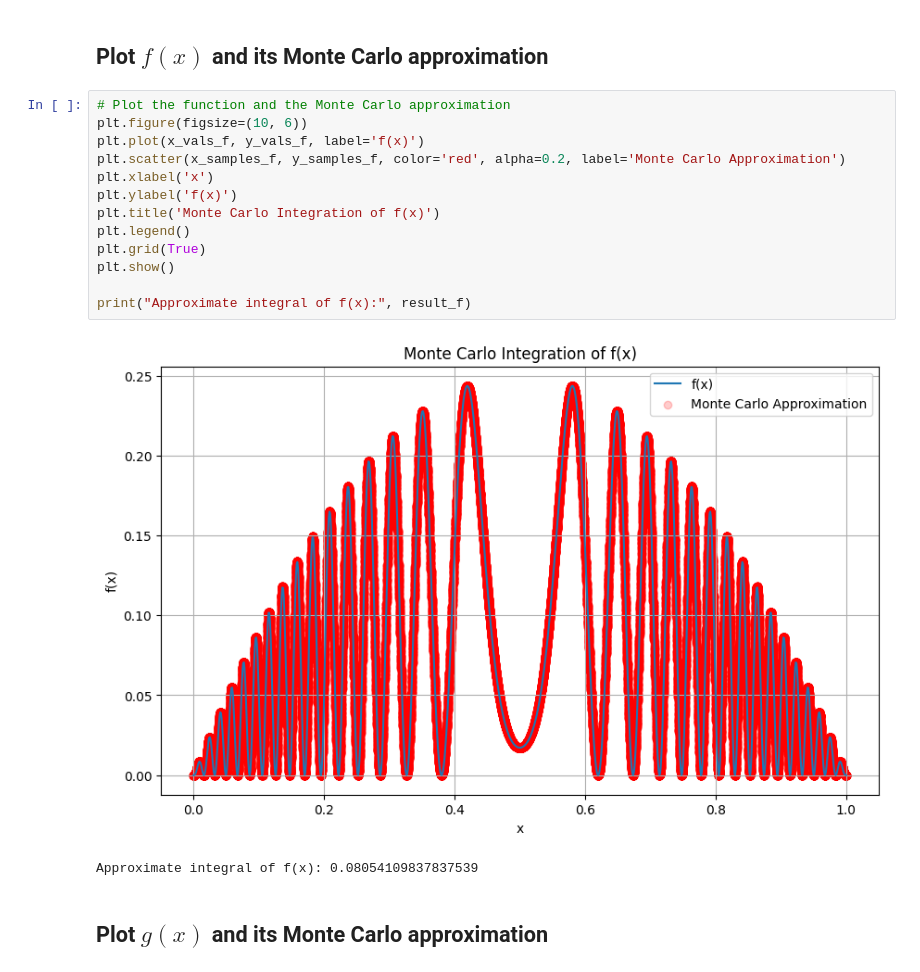
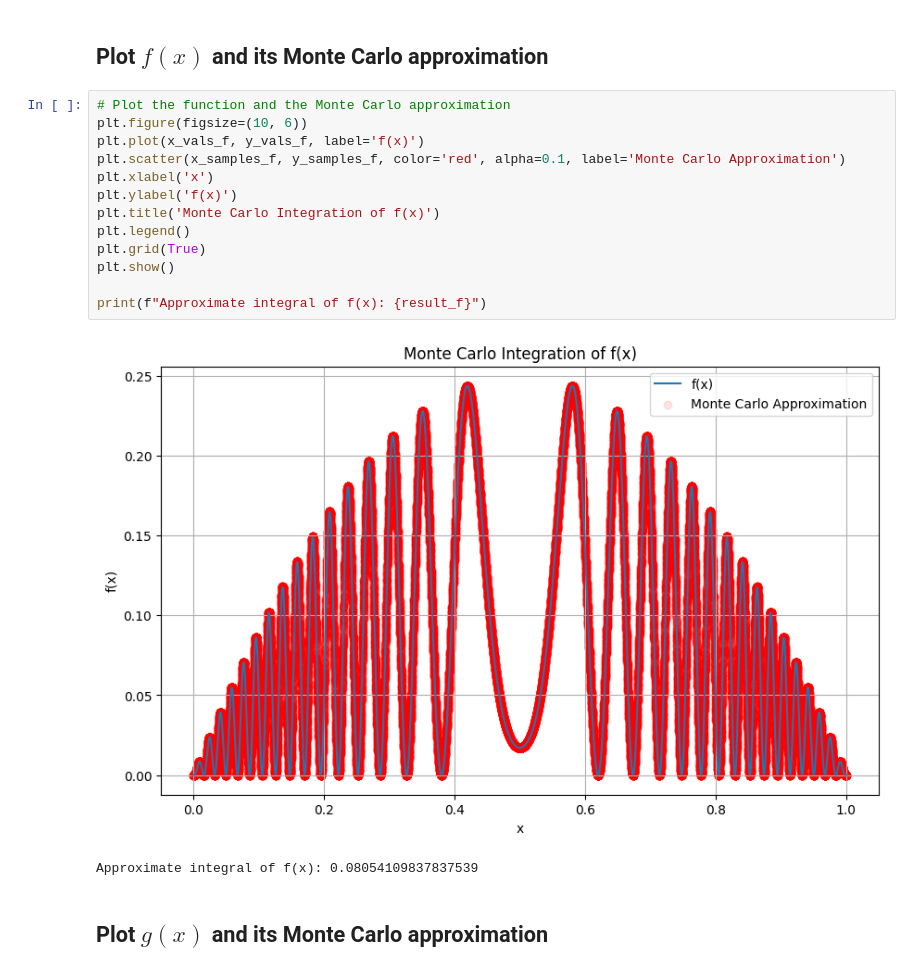
Before and after one commit to Kibalchish47/Monte-Carlo-Integration, a Jupyter notebook: code/monte-carlo-integration.ipynb, the cells around one changed output. Cells and saved outputs as stored; diff of their text form.

```diff
--- a/code/monte-carlo-integration.ipynb
+++ b/code/monte-carlo-integration.ipynb
@@ -75,18 +75,18 @@ y_samples_g = [g(x) for x in x_samples_g]
 # %%
 # Plot the function and the Monte Carlo approximation
 plt.figure(figsize=(10, 6))
 plt.plot(x_vals_f, y_vals_f, label='f(x)')
-plt.scatter(x_samples_f, y_samples_f, color='red', alpha=0.2, label='Monte Carlo Approximation')
+plt.scatter(x_samples_f, y_samples_f, color='red', alpha=0.1, label='Monte Carlo Approximation')
 plt.xlabel('x')
 plt.ylabel('f(x)')
 plt.title('Monte Carlo Integration of f(x)')
 plt.legend()
 plt.grid(True)
 plt.show()
 
-print("Approximate integral of f(x):", result_f)
+print(f"Approximate integral of f(x): {result_f}")
 # %% [output]
-[figure, old version]
+[figure, new version]
 Approximate integral of f(x): 0.08054109837837539
 # %% [markdown]
 ## Plot $ g(x) $ and its Monte Carlo approximation
```
Also changed, not shown: parts of 1 cell of this notebook.
